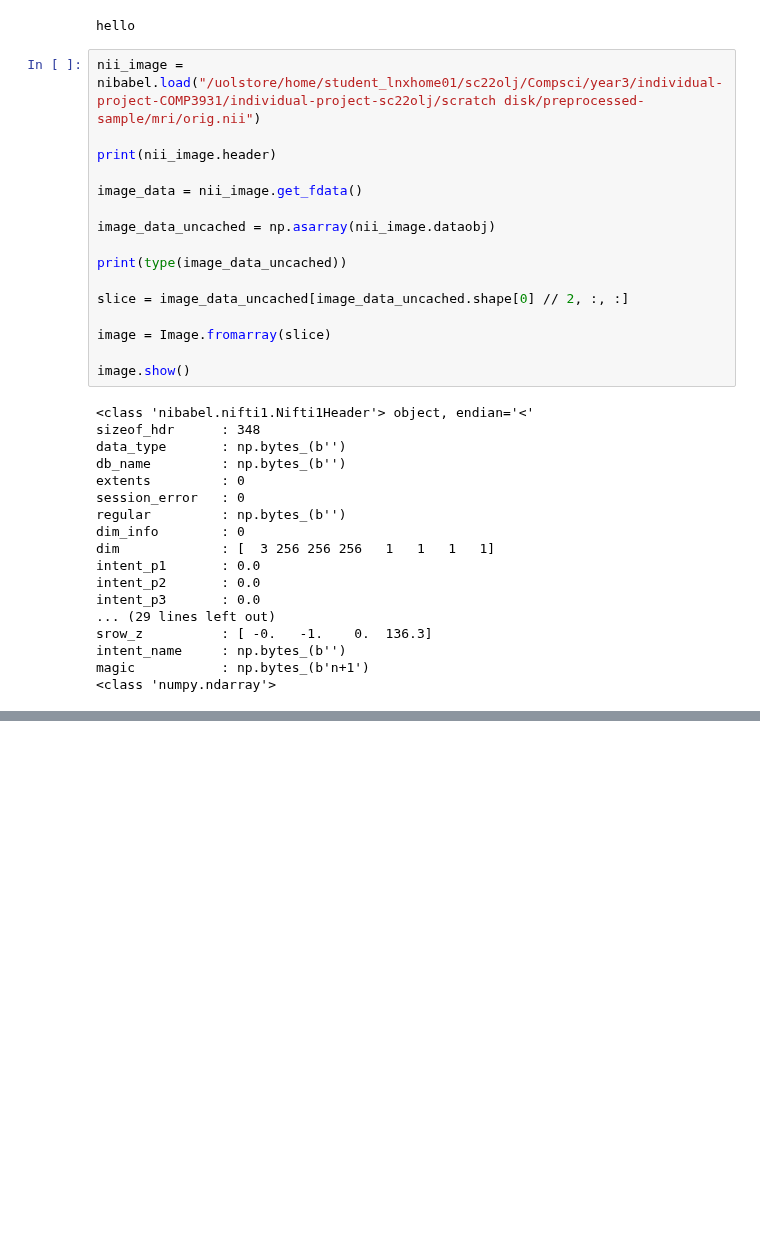
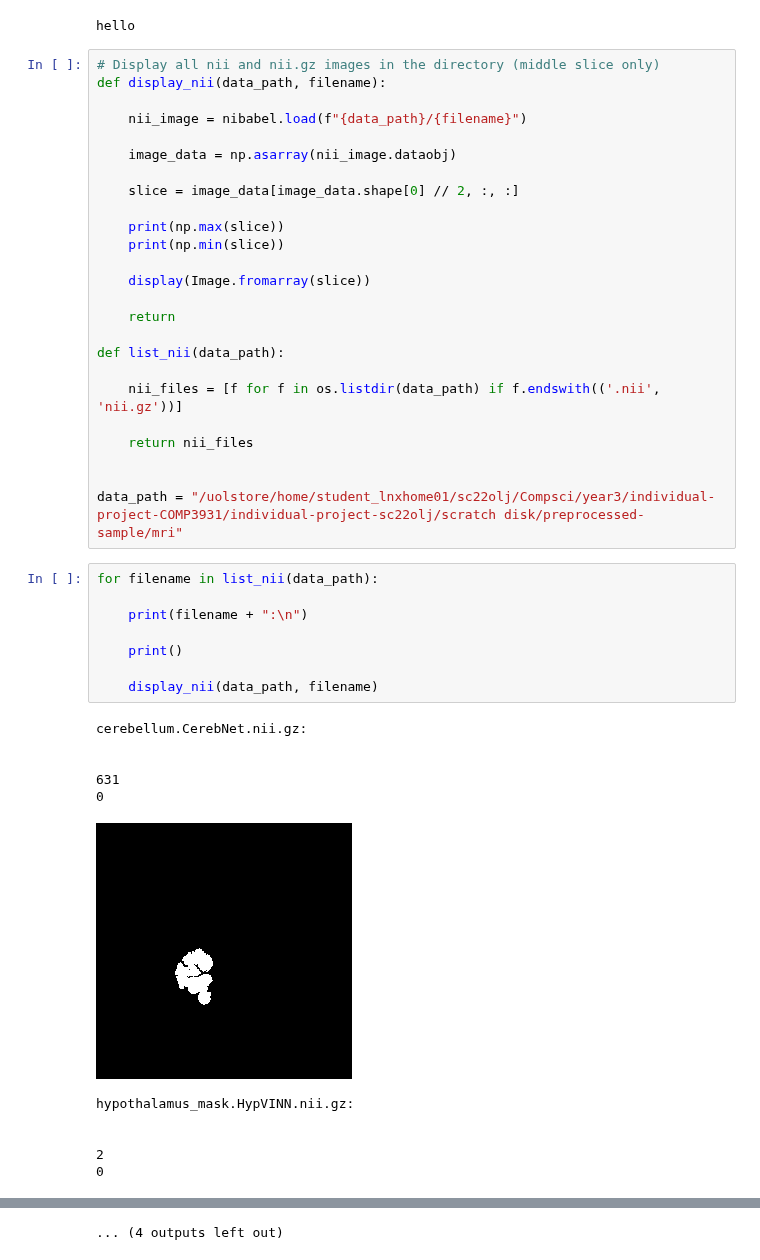
Before and after one commit to oscarlloydjohn/lloyd-john-MIUA-2025, a Jupyter notebook: cnn.ipynb, the cells around one changed output, grey strips where cells are left out. Drawn from its saved outputs; the diff is of its cells as text; blank space fills up the shorter version.

Commit message:
Cnn file now prints multiple images, need to get freesurfer working to view them

```diff
--- a/cnn.ipynb
+++ b/cnn.ipynb
@@ -14,37 +14,48 @@ np.set_printoptions(precision=2, suppress=True)
 print("hello")
 # %% [output]
 hello
-# %%
-nii_image = nibabel.load("/uolstore/home/student_lnxhome01/sc22olj/Compsci/year3/individual-project-COMP3931/individual-project-sc22olj/scratch disk/preprocessed-sample/mri/orig.nii")
-
-print(nii_image.header)
-
-image_data = nii_image.get_fdata()
-
-image_data_uncached = np.asarray(nii_image.dataobj)
-
-print(type(image_data_uncached))
-
-slice = image_data_uncached[image_data_uncached.shape[0] // 2, :, :]
-
-image = Image.fromarray(slice)
-
-image.show()
-# %% [output]
-<class 'nibabel.nifti1.Nifti1Header'> object, endian='<'
-sizeof_hdr      : 348
-data_type       : np.bytes_(b'')
-db_name         : np.bytes_(b'')
-extents         : 0
-session_error   : 0
-regular         : np.bytes_(b'')
-dim_info        : 0
-dim             : [  3 256 256 256   1   1   1   1]
-intent_p1       : 0.0
-intent_p2       : 0.0
-intent_p3       : 0.0
-... (29 lines left out)
-srow_z          : [ -0.   -1.    0.  136.3]
-intent_name     : np.bytes_(b'')
-magic           : np.bytes_(b'n+1')
-<class 'numpy.ndarray'>
+# %%
+# Display all nii and nii.gz images in the directory (middle slice only)
+def display_nii(data_path, filename):
+
+    nii_image = nibabel.load(f"{data_path}/{filename}")
+
+    image_data = np.asarray(nii_image.dataobj)
+
+    slice = image_data[image_data.shape[0] // 2, :, :]
+
+    print(np.max(slice))
+    print(np.min(slice))
+
+    display(Image.fromarray(slice))
+
+    return
+
+def list_nii(data_path):
+
+    nii_files = [f for f in os.listdir(data_path) if f.endswith(('.nii', 'nii.gz'))]
+
+    return nii_files
+
+
+data_path = "/uolstore/home/student_lnxhome01/sc22olj/Compsci/year3/individual-project-COMP3931/individual-project-sc22olj/scratch disk/preprocessed-sample/mri"
+# %%
+for filename in list_nii(data_path):
+
+    print(filename + ":\n")
+
+    print()
+
+    display_nii(data_path, filename)
+# %% [output]
+cerebellum.CerebNet.nii.gz:
+
+
+631
+0
+[figure, added]
+hypothalamus_mask.HypVINN.nii.gz:
+
+
+2
+0
@@ -50,0 +87 @@ magic           : np.bytes_(b'n+1')
+... (4 outputs left out)
```
Also changed, not shown: parts of 1 cell of this notebook, 2 other files.
